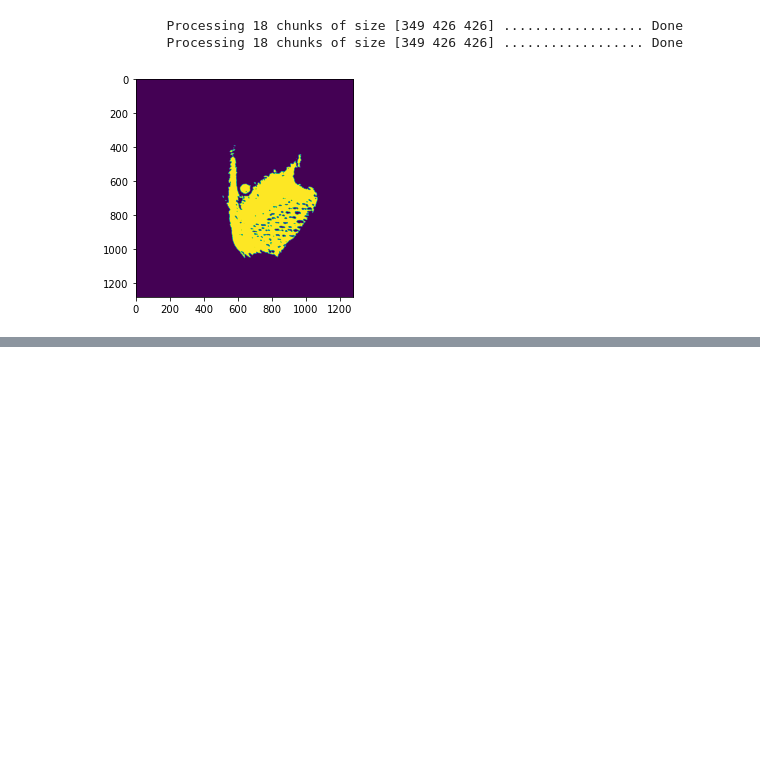
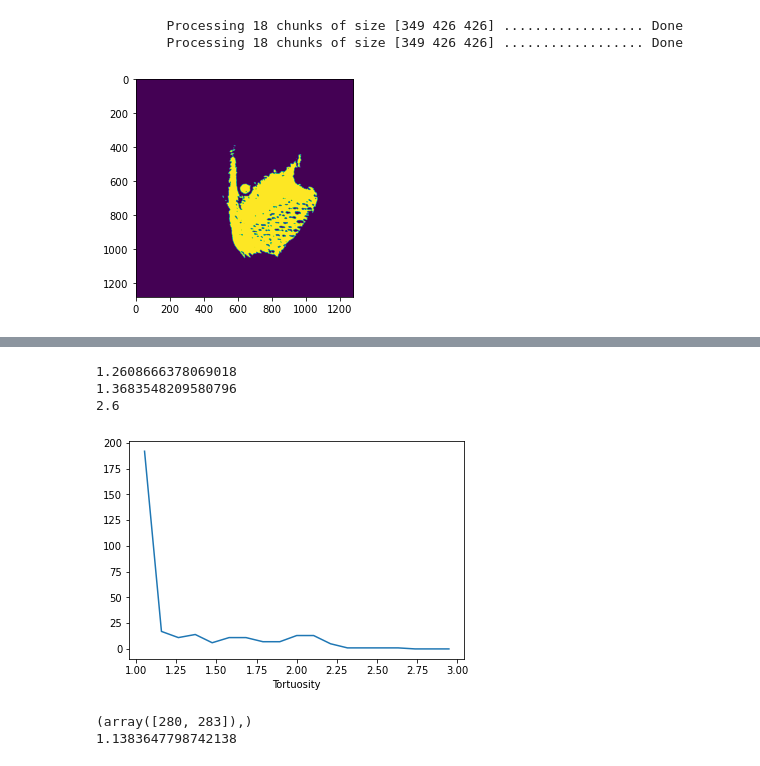
Before and after one commit to eboigne/tomoTools_als832, a Jupyter notebook: tomoTools/c_analysis.ipynb, the cells around one changed output, grey strips where cells are left out. Drawn from its saved outputs; the diff is of its cells as text; code cells hidden in the pictures; blank space fills up the shorter version.

```diff
--- a/tomoTools/c_analysis.ipynb
+++ b/tomoTools/c_analysis.ipynb
@@ -211,0 +326,5 @@ print(time.time())
+# %%
+for ind_pore in range(len(skeleton_properties)):
+    bbox = skeleton_properties[ind_pore].bbox
+    skeleton_properties[ind_pore].height = bbox[3]-bbox[0] # Along z, in pixels
+    skeleton_properties[ind_pore].tortuosity = skeleton_properties[ind_pore].area / skeleton_properties[ind_pore].height
@@ -211,0 +345,29 @@ print(time.time())
+# %%
+nb_bins = 20
+areas_hist_bin = np.linspace(1.0, 3, nb_bins)
+areas_hist, _ = np.histogram(tortuosity, bins = areas_hist_bin)
+areas_hist_bin_c = 0.5 * (areas_hist_bin[:-1]+areas_hist_bin[1:])
+
+plt.plot(areas_hist_bin_c, areas_hist)
+plt.xlabel('Tortuosity')
+
+print(np.mean(tortuosity))
+print(mean_tortuosity)
+print(np.max(tortuosity))
+# %% [output]
+1.2608666378069018
+1.3683548209580796
+2.6
+[figure, added]
+# %%
+print(np.where(tortuosity>2.5))
+
+ind_skeleton = 2
+
+print(skeleton_properties[skeleton_ind_properties_cleaned[ind_skeleton]].tortuosity)
+
+mask_ind_skeleton = (lab==properties[ind_properties_cleaned[ind_skeleton]].label) > 0
+File(path_save+case+'/'+scan_to_test+'/b_movingRegisteredToStatic_maskPores_skeleton_checkOne').saveTiffStack(mask_ind_skeleton[::10])
+# %% [output]
+(array([280, 283]),)
+1.1383647798742138
```
Also changed, not shown: parts of 25 cells of this notebook, 10 other files.
